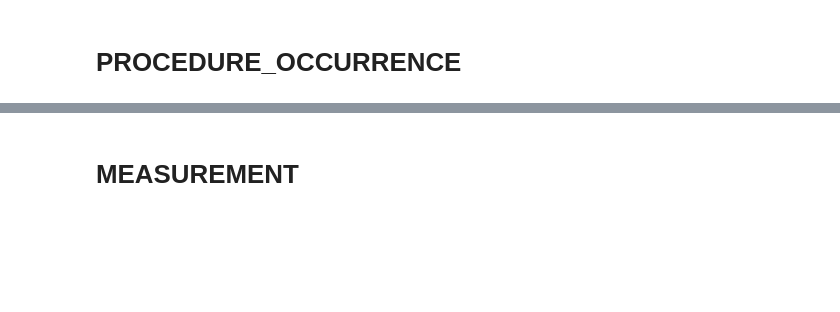
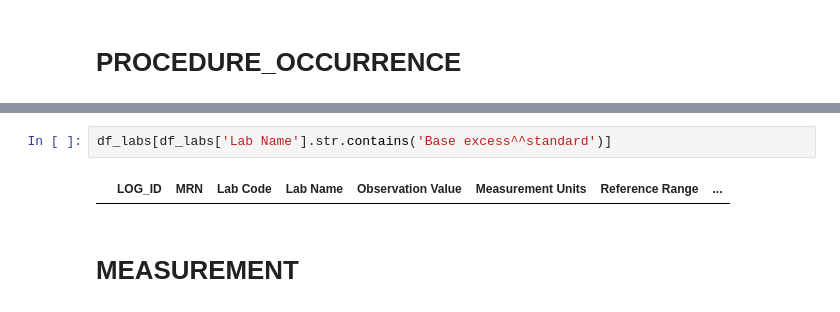
Before and after one commit to Hyeonsik/INSPIRE_TO_CDM, a Jupyter notebook: Clinical_Data_Tables_MOVER.ipynb, the cells around one changed output, grey strips where cells are left out. Saved outputs shown, nothing was run; the diff lists cells and outputs as text; blank space fills up the shorter version.

```diff
--- a/Clinical_Data_Tables_MOVER.ipynb
+++ b/Clinical_Data_Tables_MOVER.ipynb
@@ -1331,3 +1332,7 @@ df_proc.to_csv('INSPIRE_ETL/INSPIRE_PROCEDURE_OCCURRENCE.csv', index=False)
+# %%
+df_labs[df_labs['Lab Name'].str.contains('Base excess^^standard')]
+# %% [output]
+|  | LOG_ID | MRN | Lab Code | Lab Name | Observation Value | Measurement Units | Reference Range | ... |
 # %% [markdown]
 # MEASUREMENT
 # %%
```
Also changed, not shown: parts of 21 cells of this notebook, 3 other files.
